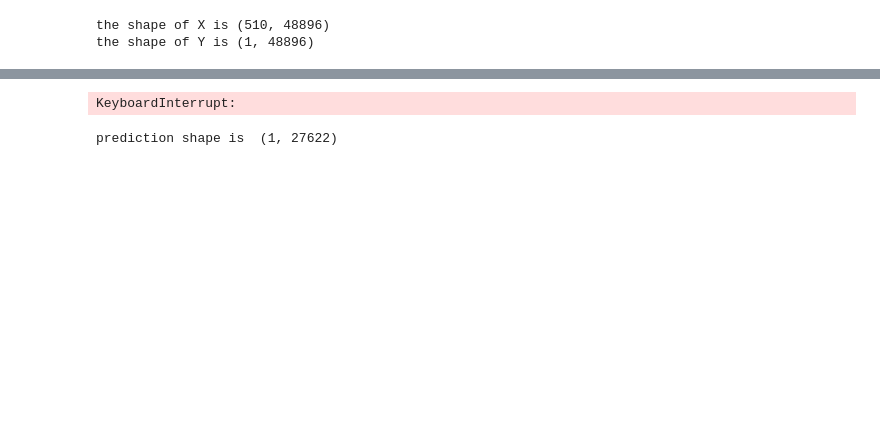
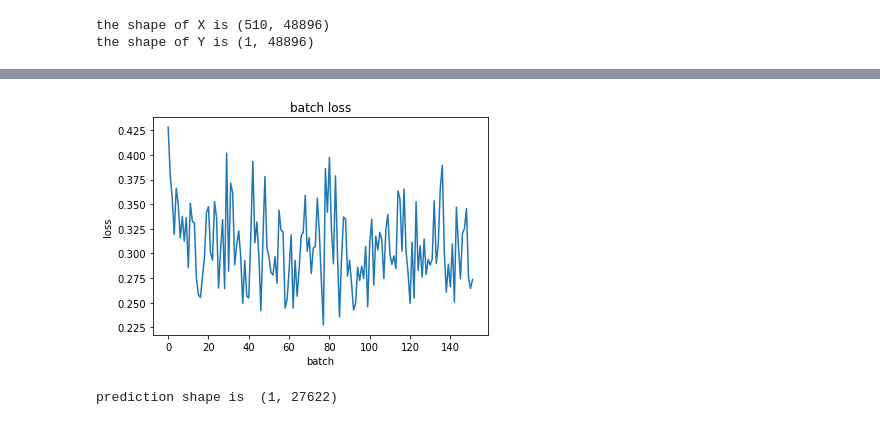
Before and after one commit to B15090815/hung-yi-Lee_2020_spring_ml_homework, a Jupyter notebook: hw_2/LR_OneHiddenLayer.ipynb, the cells around one changed output, grey strips where cells are left out. Cells and saved outputs as stored; diff of their text form; code cells hidden in the pictures; blank space fills up the shorter version.

```diff
--- a/hw_2/LR_OneHiddenLayer.ipynb
+++ b/hw_2/LR_OneHiddenLayer.ipynb
@@ -8,10 +11,20 @@ def relu(z):
     a = np.maximum(0,z)
     return a
 # %%
+# 前向传播
 def propogate(w,b,x):
+    '''
+    只有一层隐藏层神经网络的前向传播
+    @param：
+        w:权值列表
+        b:偏置列表
+    @return:
+        返回最后的网络输出
+    '''
     a = x
-    for i in range(len(w)):
-        z = np.dot(w[i],a) + b[i]
-        a = sigmoid(z)
+    z = np.dot(w[0],a) + b[0]
+    a = relu(z)
+    z = np.dot(w[1],a) + b[1]
+    a = sigmoid(z)
     return a
 # %%
@@ -33,28 +47,37 @@ print('the shape of Y is', Y.shape)
 the shape of X is (510, 48896)
 the shape of Y is (1, 48896)
 # %%
-
+# 放置log下溢，所以加一个很小的量
 epsilon = 1e-9
-TRAIN_STEP = 100
-lr = 0.25
+# 迭代次数
+TRAIN_STEP = 200
+# 学习速率 learning rate
+lr = 0.6
 alpha = lr
+# batch的大小
 BATCH_SIZE = 128
+# 学习速率衰减系数
 LEARNING_RATE_DECAY = 0.25
+# 指数加权系数
 BETA = 0.9
 
+# 输入结点个数
 INPUT_NODE = 510
+# 输出结点个数
 OUTPUT_NODE = 1
-HIDDEN_LAYER = 1020
+# 隐藏层结点个数
+HIDDEN_LAYER = 300
 
 
-w1 = np.random.randn(HIDDEN_LAYER, INPUT_NODE) * 0.01
+w1 = np.random.randn(HIDDEN_LAYER, INPUT_NODE)
 b1 = np.zeros(shape=[HIDDEN_LAYER, 1])
+
+w2 = np.random.randn(OUTPUT_NODE, HIDDEN_LAYER)
+b2 = np.zeros(shape=[OUTPUT_NODE, 1])
+
+# Momentum优化法中的影子变量
 v_dw1 = np.zeros(shape=[HIDDEN_LAYER, INPUT_NODE])
 v_db1 = np.zeros(shape=[HIDDEN_LAYER, 1])
-
-w2 = np.random.randn(OUTPUT_NODE, HIDDEN_LAYER) * 0.01
-b2 = np.zeros(shape=[OUTPUT_NODE, 1])
-
 v_dw2 = np.zeros(shape=[OUTPUT_NODE, HIDDEN_LAYER])
 v_db2 = np.zeros(shape=[OUTPUT_NODE, 1])
 
@@ -62,6 +85,7 @@ v_db2 = np.zeros(shape=[OUTPUT_NODE, 1])
 losses = []
 k = 1
 for epoch in range(TRAIN_STEP):
+    # 每过一个世代学习速率衰减一次
     lr = alpha / (1 + LEARNING_RATE_DECAY * epoch)
     index = 0
     while True:
@@ -72,7 +96,7 @@ for epoch in range(TRAIN_STEP):
         m = y.shape[1]
 
         z1 = np.dot(w1, x) + b1
-        a1 = sigmoid(z1)
+        a1 = relu(z1)
 
         z2 = np.dot(w2, a1) + b2
         a = sigmoid(z2)
@@ -80,12 +104,14 @@ for epoch in range(TRAIN_STEP):
         cross_entropy = (1 - y) * np.log(1 - a + epsilon) + y * np.log(a + epsilon)
         loss = - np.mean(cross_entropy)
 
+        # 反向传播
         dz2 = a - y
         dw2 = np.dot(dz2, a1.T) / m
         db2 = np.mean(dz2, axis=1, keepdims=True)
 
         da1 = np.dot(w2.T, dz2)
-        dz1 = da1 * a1 * (1-a1)
+        dz1 = np.array(da1, copy=True)
+        dz1[z1 <= 0] = 0
         dw1 = np.dot(dz1, x.T) / m
         db1 = np.mean(dz1, axis=1, keepdims=True)
 
@@ -94,11 +120,13 @@ for epoch in range(TRAIN_STEP):
         v_dw2 = BETA * v_dw2 + (1 - BETA) * dw2
         v_db2 = BETA * v_db2 + (1 - BETA) * db2
 
+        # 更新参数
         w2 -= lr * v_dw2
         b2 -= lr * v_db2
         w1 -= lr * v_dw1
         b1 -= lr * v_db1
 
+        # 每隔500个batch测试一次正确率
         if k % 500 == 0:
             losses.append(loss)
             w = [w1,w2]
@@ -110,7 +138,7 @@ for epoch in range(TRAIN_STEP):
         k += 1
 
 
-
+# 画出每500batch的损失（loss）值
 plt.figure()
 plt.plot(losses)
 plt.title('batch loss')
@@ -138,2 +166,2 @@ Training on 27500 batch,train set accuty is 0.789, loss is 0.423. Test Accury is
-KeyboardInterrupt:
+[figure, added]
 # %%
```
Also changed, not shown: parts of 7 cells of this notebook.
